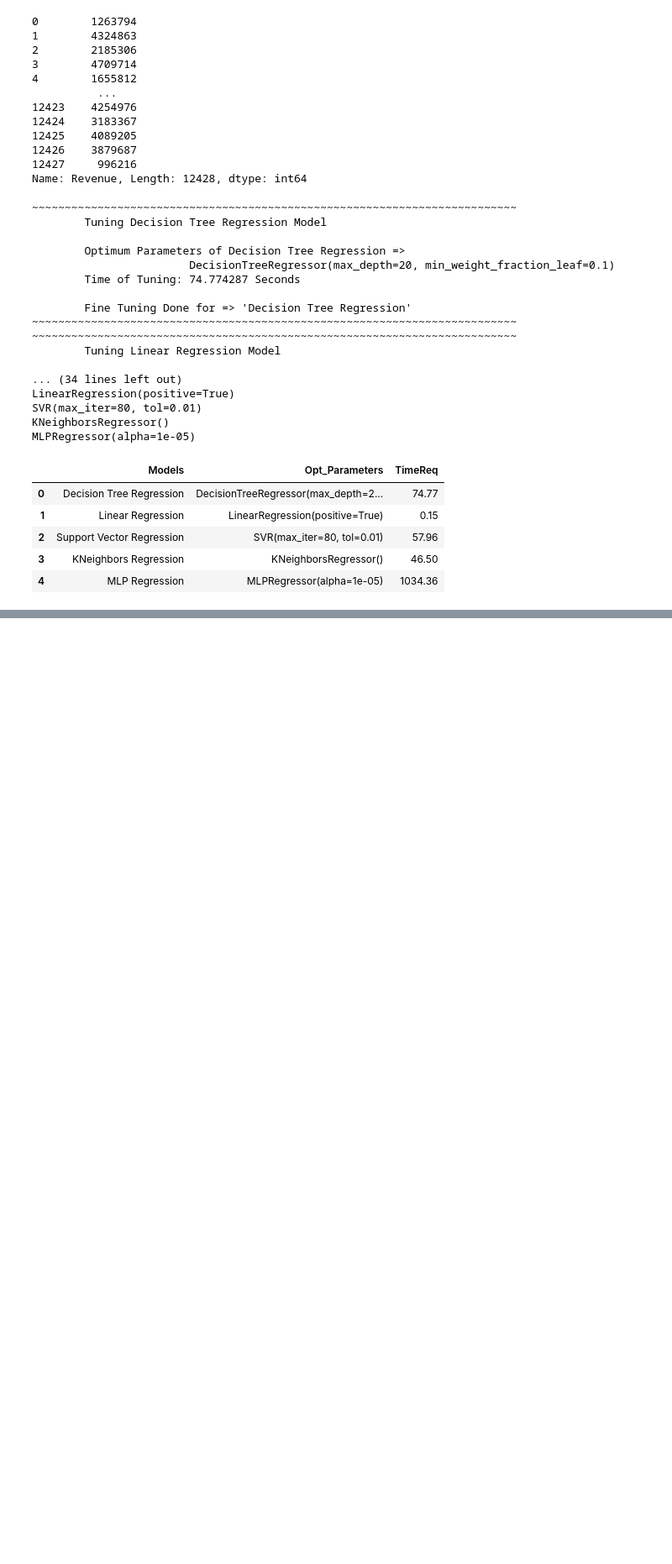
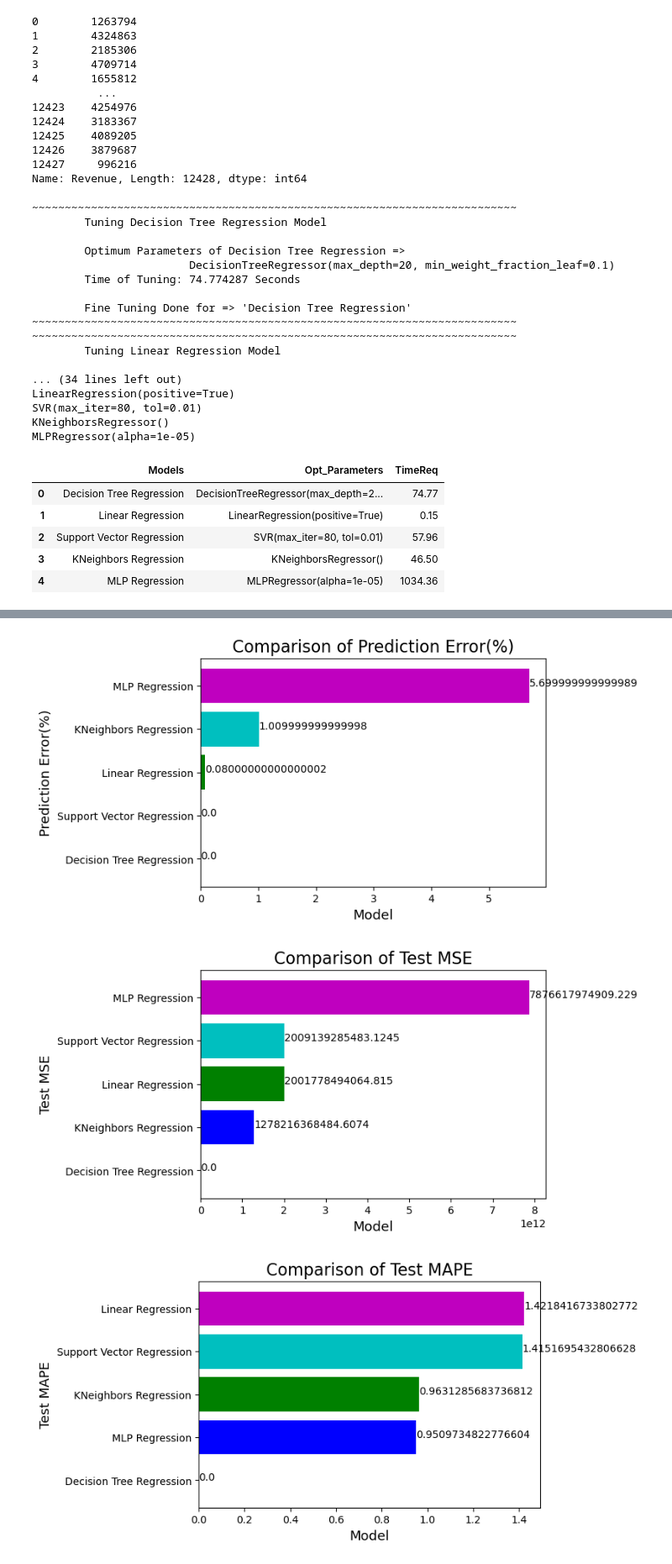
Before and after one commit to manojorugonda/Utilizing-Machine-Learning-for-Predicting-Investment-Trends-in-Startup-Ventures, a Jupyter notebook: Utilizing Machine Learning for Predicting Investment Trends in Startup Ventures (3).ipynb, the cells around one changed output, grey strips where cells are left out. Shown at 84% size. Saved outputs shown, nothing was run; the diff lists cells and outputs as text; code cells hidden in the pictures; blank space fills up the shorter version.

```diff
--- a/Utilizing Machine Learning for Predicting Investment Trends in Startup Ventures (3).ipynb
+++ b/Utilizing Machine Learning for Predicting Investment Trends in Startup Ventures (3).ipynb
@@ -411,0 +480,30 @@ OptPrmData
+# %%
+DFSiiMet=pandas.DataFrame({
+    "Model":SiiRegNms,
+    "R2 Score":MetricsSII[0],
+    "Prediction Error(%)":abs(numpy.array(MetricsSII[1])-numpy.array(MetricsSII[0])),
+    "Test MSE":MetricsSII[2],
+    "Test MAPE":MetricsSII[3],
+    "Test Variance Error":MetricsSII[5],
+    "Prediction Time":MetricsSII[4]
+})
+
+
+met_fets=DFSiiMet.columns.tolist()[2:]
+for i in met_fets:
+    DFSiiMet=DFSiiMet.sort_values(by=i,ascending=True)
+    rvmp.figure(figsize=(6,4))
+    rvmp.title("Comparison of {}".format(i),fontsize=16)
+    rvmp.barh(DFSiiMet['Model'],DFSiiMet[i],color=["m","b","g","c"])
+    rvmp.xlabel("Model",fontsize=13)
+    rvmp.ylabel("{}".format(i),fontsize=13)
+    for gid, vlgl in enumerate(DFSiiMet[i]):
+        rvmp.text(vlgl, gid, str(vlgl))
+    rvmp.show()
+DFSiiMet=DFSiiMet.sort_values(by="Test MAPE",ascending=True).reset_index(drop=True)
+DFSiiMet.to_csv("Result_SII.csv")
+DFSiiMet
+# %% [output]
+[figure, added]
+[figure, added]
+[figure, added]
```
Also changed, not shown: parts of 6 cells of this notebook.
